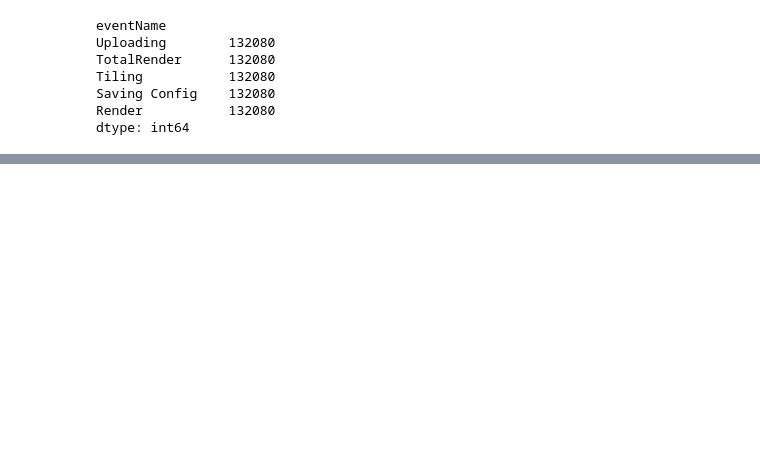
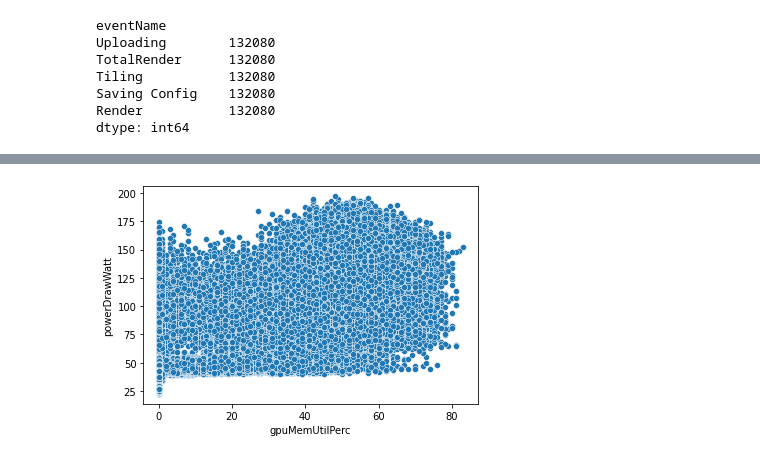
Before and after one commit to roshan-pandey/Terascope, a Jupyter notebook: notebook/CSC8634_Roshan_Pandey_210113925.ipynb, the cells around one changed output, grey strips where cells are left out. Cells and saved outputs as stored; diff of their text form; code cells hidden in the pictures; blank space fills up the shorter version.

```diff
--- a/notebook/CSC8634_Roshan_Pandey_210113925.ipynb
+++ b/notebook/CSC8634_Roshan_Pandey_210113925.ipynb
@@ -108,0 +113,5 @@ plt.show()
+# %%
+sns.scatterplot(data=gpu, x="gpuMemUtilPerc", y="powerDrawWatt")
+plt.show()
+# %% [output]
+[figure, added]
```
Also changed, not shown: parts of 26 cells of this notebook.
